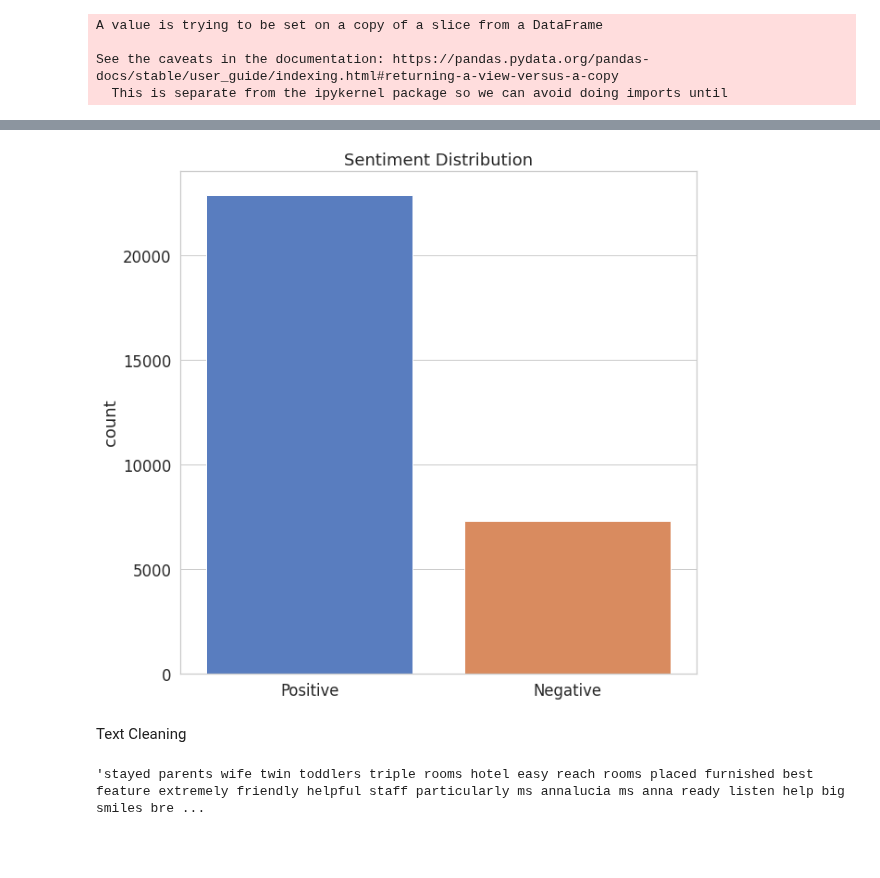
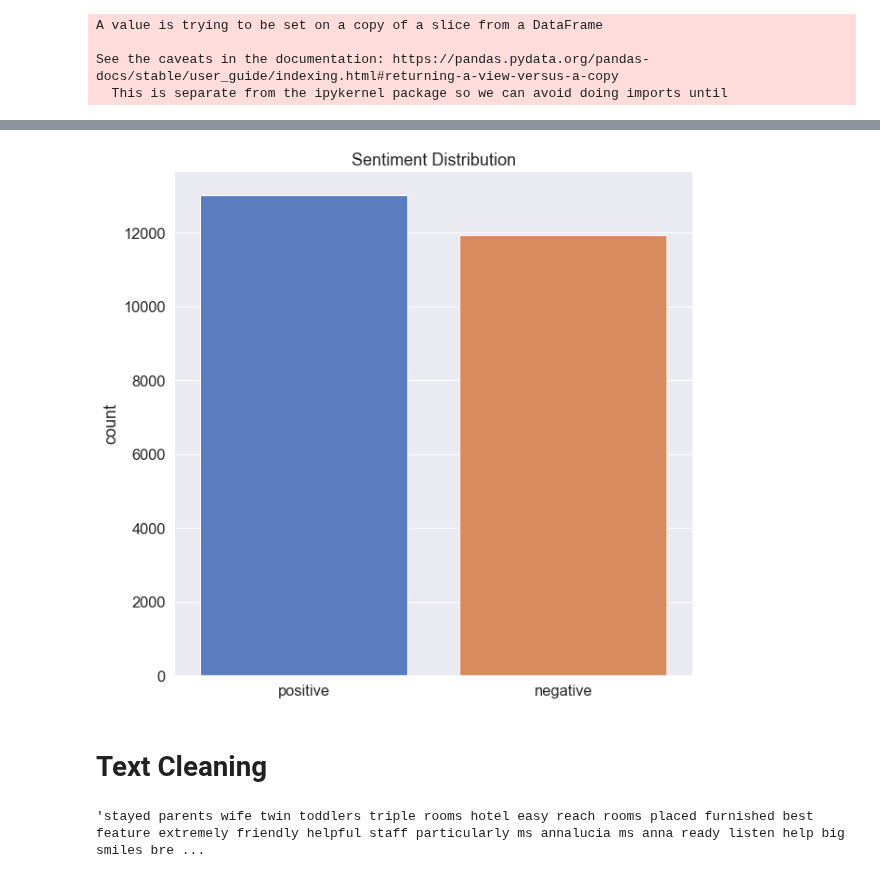
Before and after one commit to kristaLumbantoruan/PBA_Evlogimenos, a Jupyter notebook: NLP Project.ipynb, the cells around one changed output, grey strips where cells are left out. Drawn from its saved outputs; the diff is of its cells as text; code cells hidden in the pictures; blank space fills up the shorter version.

```diff
--- a/NLP Project.ipynb
+++ b/NLP Project.ipynb
@@ -168,0 +201,8 @@ Count and percentage of missing value for the columns:
+# %%
+# set corpus as dataframe of ratings_explicit
+corpus = ratings_explicit
+# %%
+#create visualization ratings_explicit of reviews_rating distribution
+sns.set_style('darkgrid')
+sns.countplot(data= ratings_explicit , x='reviews_rating')
+plt.show()
@@ -175,6 +217,3 @@ A value is trying to be set on a copy of a slice from a DataFrame
 
 See the caveats in the documentation: https://pandas.pydata.org/pandas-docs/stable/user_guide/indexing.html#returning-a-view-versus-a-copy
   This is separate from the ipykernel package so we can avoid doing imports until
-# %%
-corpus = corpus[corpus['reviews_rating'] != 3]
-corpus.head()
@@ -188,7 +220,7 @@ corpus.head()
 # %%
 #labeling data
 def sentiment(n):
-    return 'positive' if n >= 4 else 'negative'
+    return 'positive' if n >= 5 else 'negative'
 corpus['response'] = corpus['reviews_rating'].apply(sentiment)
 corpus.head()
 # %% [output]
@@ -244,13 +271,12 @@ Negative Reviews :  7296
 # %%
 #show the sentiment distribution
 f = sns.countplot(x='response', data=corpus)
 f.set_title("Sentiment Distribution")
-f.set_xticklabels(['Positive', 'Negative'])
 plt.xlabel("");
 # %% [output]
-[figure, old version]
+[figure, new version]
-# %% [markdown]
-Text Cleaning
+# %% [markdown]
+# Text Cleaning
 # %%
 #Regular Expression method to search for matching texts
 tokenizer = WordPunctTokenizer()
```
Also changed, not shown: parts of 23 cells of this notebook.
